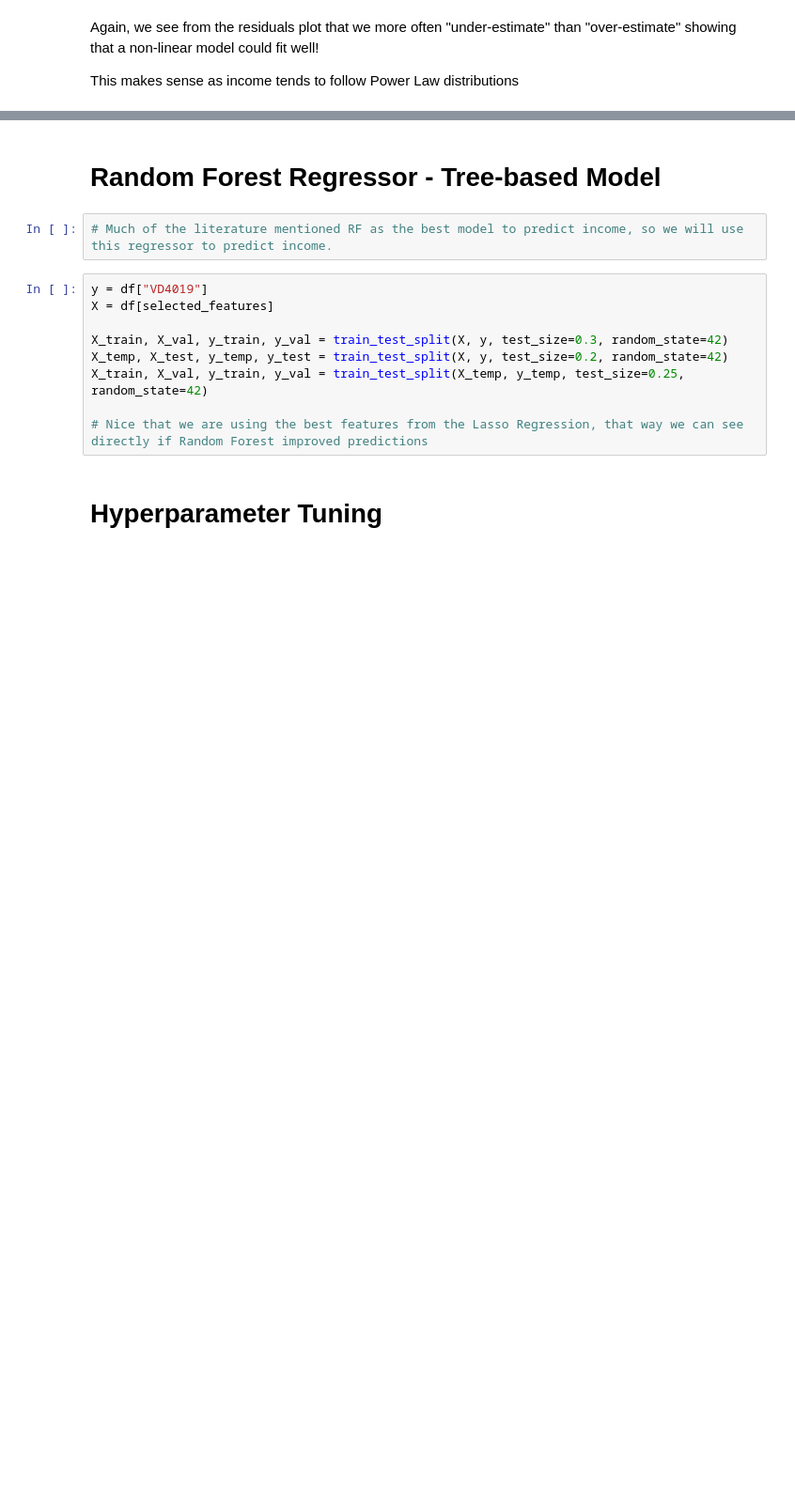
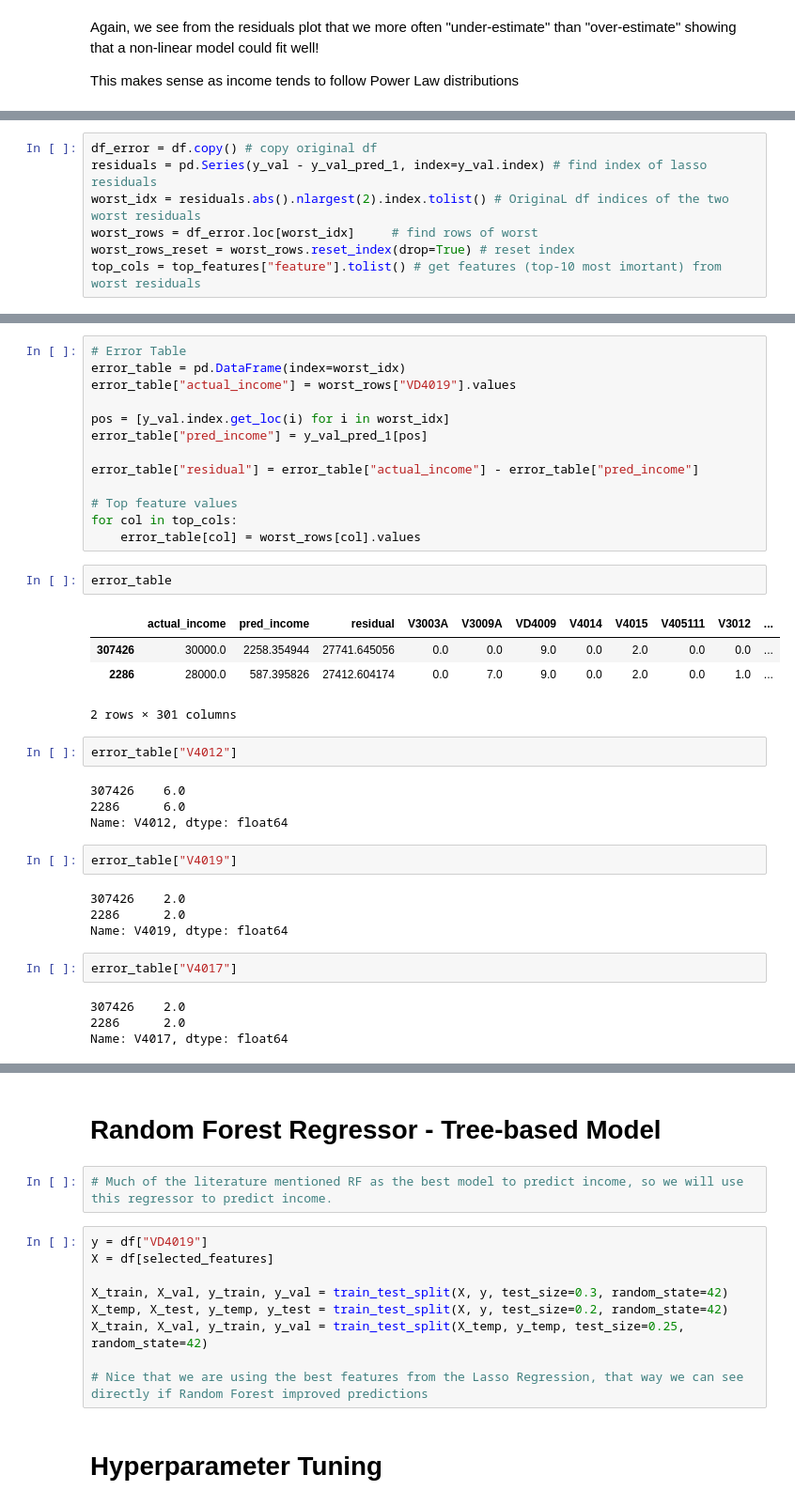
Before and after one commit to joaohgmartinss/Intro-to-ML, a Jupyter notebook: Final-Project-Joao.ipynb, the cells around one changed output, grey strips where cells are left out. Shown at 94% size. Saved outputs shown, nothing was run; the diff lists cells and outputs as text; blank space fills up the shorter version.

```diff
--- a/Final-Project-Joao.ipynb
+++ b/Final-Project-Joao.ipynb
@@ -335,0 +342,7 @@ This makes sense as income tends to follow Power Law distributions
+# %%
+df_error = df.copy() # copy original df
+residuals = pd.Series(y_val - y_val_pred_1, index=y_val.index) # find index of lasso residuals
+worst_idx = residuals.abs().nlargest(2).index.tolist() # OriginaL df indices of the two worst residuals
+worst_rows = df_error.loc[worst_idx]     # find rows of worst
+worst_rows_reset = worst_rows.reset_index(drop=True) # reset index
+top_cols = top_features["feature"].tolist() # get features (top-10 most imortant) from worst residuals
@@ -335,0 +366,38 @@ This makes sense as income tends to follow Power Law distributions
+# %%
+# Error Table
+error_table = pd.DataFrame(index=worst_idx)
+error_table["actual_income"] = worst_rows["VD4019"].values
+
+pos = [y_val.index.get_loc(i) for i in worst_idx]
+error_table["pred_income"] = y_val_pred_1[pos]
+
+error_table["residual"] = error_table["actual_income"] - error_table["pred_income"]
+
+# Top feature values
+for col in top_cols:
+    error_table[col] = worst_rows[col].values
+# %%
+error_table
+# %% [output]
+|  | actual_income | pred_income | residual | V3003A | V3009A | VD4009 | V4014 | V4015 | V405111 | V3012 | ... |
+| 307426 | 30000.0 | 2258.354944 | 27741.645056 | 0.0 | 0.0 | 9.0 | 0.0 | 2.0 | 0.0 | 0.0 | ... |
+| 2286 | 28000.0 | 587.395826 | 27412.604174 | 0.0 | 7.0 | 9.0 | 0.0 | 2.0 | 0.0 | 1.0 | ... |
+2 rows × 301 columns
+# %%
+error_table["V4012"]
+# %% [output]
+307426    6.0
+2286      6.0
+Name: V4012, dtype: float64
+# %%
+error_table["V4019"]
+# %% [output]
+307426    2.0
+2286      2.0
+Name: V4019, dtype: float64
+# %%
+error_table["V4017"]
+# %% [output]
+307426    2.0
+2286      2.0
+Name: V4017, dtype: float64
```
Also changed, not shown: parts of 13 cells of this notebook.
